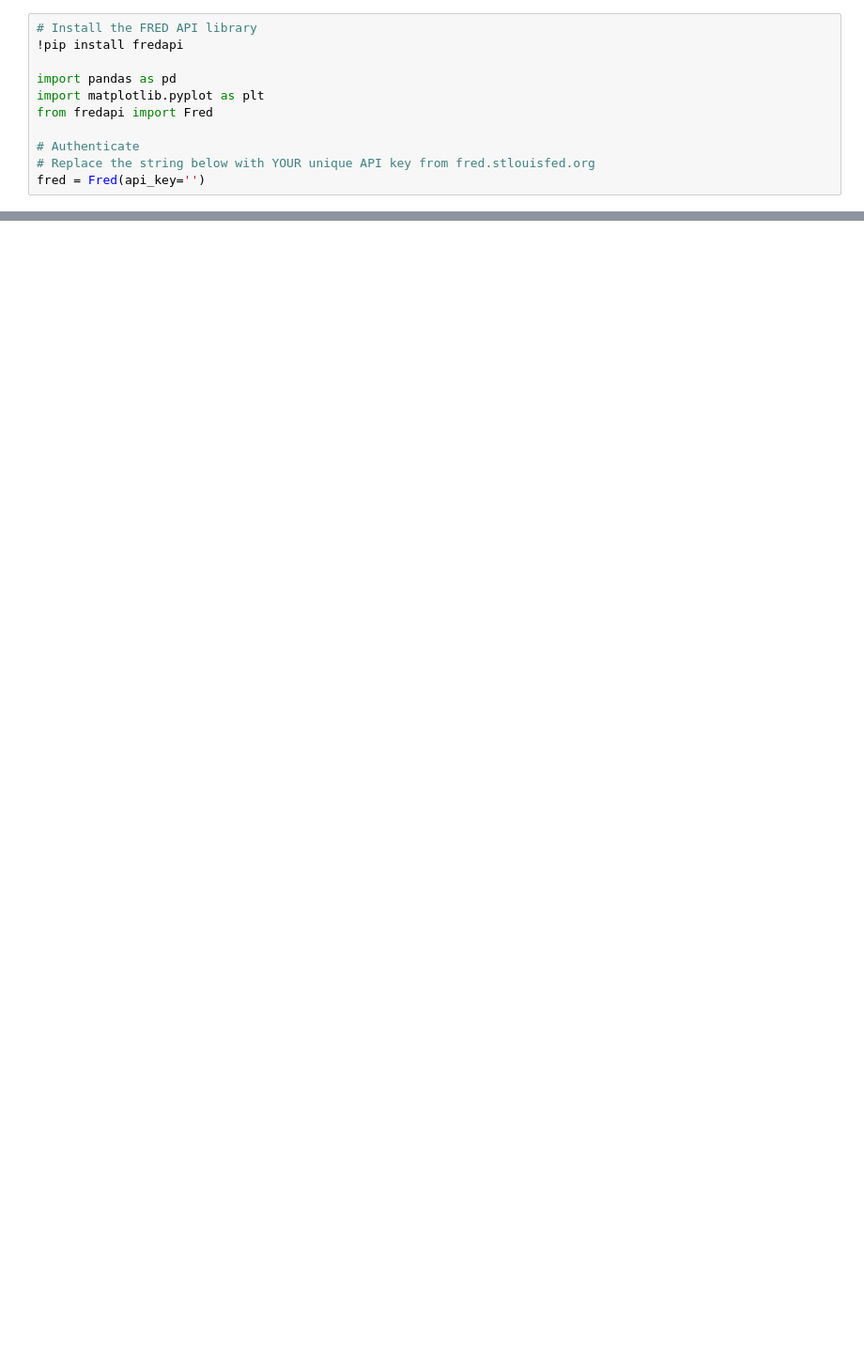
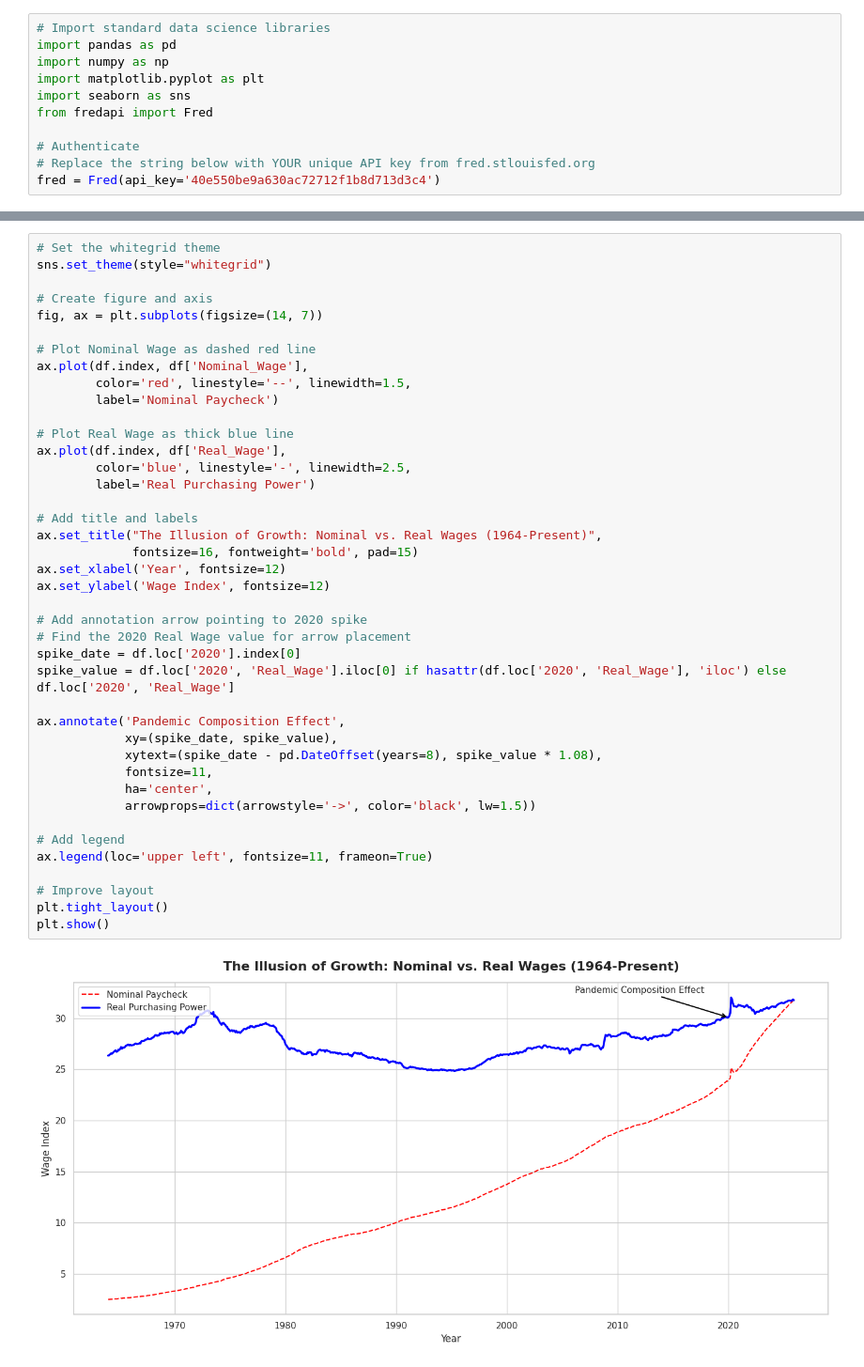
Before and after one commit to RyanPiao/ECON3916-Statistical-Machine-Learning, a Jupyter notebook: Lab 2 / Lab_2_Fred_API.ipynb, the cells around one changed output, grey strips where cells are left out. Shown at 94% size. Cells and saved outputs as stored; diff of their text form; blank space fills up the shorter version.

```diff
--- a/Lab 2 / Lab_2_Fred_API.ipynb
+++ b/Lab 2 / Lab_2_Fred_API.ipynb
@@ -11,13 +12,13 @@ Requirement already satisfied: pytz>=2020.1 in /usr/local/lib/python3.12/dist-pa
 Requirement already satisfied: tzdata>=2022.7 in /usr/local/lib/python3.12/dist-packages (from pandas->fredapi) (2025.3)
 Requirement already satisfied: six>=1.5 in /usr/local/lib/python3.12/dist-packages (from python-dateutil>=2.8.2->pandas->fredapi) (1.17.0)
 # %%
-# Install the FRED API library
-!pip install fredapi
-
+# Import standard data science libraries
 import pandas as pd
+import numpy as np
 import matplotlib.pyplot as plt
+import seaborn as sns
 from fredapi import Fred
 
 # Authenticate
 # Replace the string below with YOUR unique API key from fred.stlouisfed.org
-fred = Fred(api_key='')
+fred = Fred(api_key='40e550be9a630ac72712f1b8d713d3c4')
@@ -60,0 +90,43 @@ Fetching data from FRED...
+# %%
+# Set the whitegrid theme
+sns.set_theme(style="whitegrid")
+
+# Create figure and axis
+fig, ax = plt.subplots(figsize=(14, 7))
+
+# Plot Nominal Wage as dashed red line
+ax.plot(df.index, df['Nominal_Wage'],
+        color='red', linestyle='--', linewidth=1.5,
+        label='Nominal Paycheck')
+
+# Plot Real Wage as thick blue line
+ax.plot(df.index, df['Real_Wage'],
+        color='blue', linestyle='-', linewidth=2.5,
+        label='Real Purchasing Power')
+
+# Add title and labels
+ax.set_title("The Illusion of Growth: Nominal vs. Real Wages (1964-Present)",
+             fontsize=16, fontweight='bold', pad=15)
+ax.set_xlabel('Year', fontsize=12)
+ax.set_ylabel('Wage Index', fontsize=12)
+
+# Add annotation arrow pointing to 2020 spike
+# Find the 2020 Real Wage value for arrow placement
+spike_date = df.loc['2020'].index[0]
+spike_value = df.loc['2020', 'Real_Wage'].iloc[0] if hasattr(df.loc['2020', 'Real_Wage'], 'iloc') else df.loc['2020', 'Real_Wage']
+
+ax.annotate('Pandemic Composition Effect',
+            xy=(spike_date, spike_value),
+            xytext=(spike_date - pd.DateOffset(years=8), spike_value * 1.08),
+            fontsize=11,
+            ha='center',
+            arrowprops=dict(arrowstyle='->', color='black', lw=1.5))
+
+# Add legend
+ax.legend(loc='upper left', fontsize=11, frameon=True)
+
+# Improve layout
+plt.tight_layout()
+plt.show()
+# %% [output]
+[figure, added]
```
Also changed, not shown: parts of 5 cells of this notebook.
